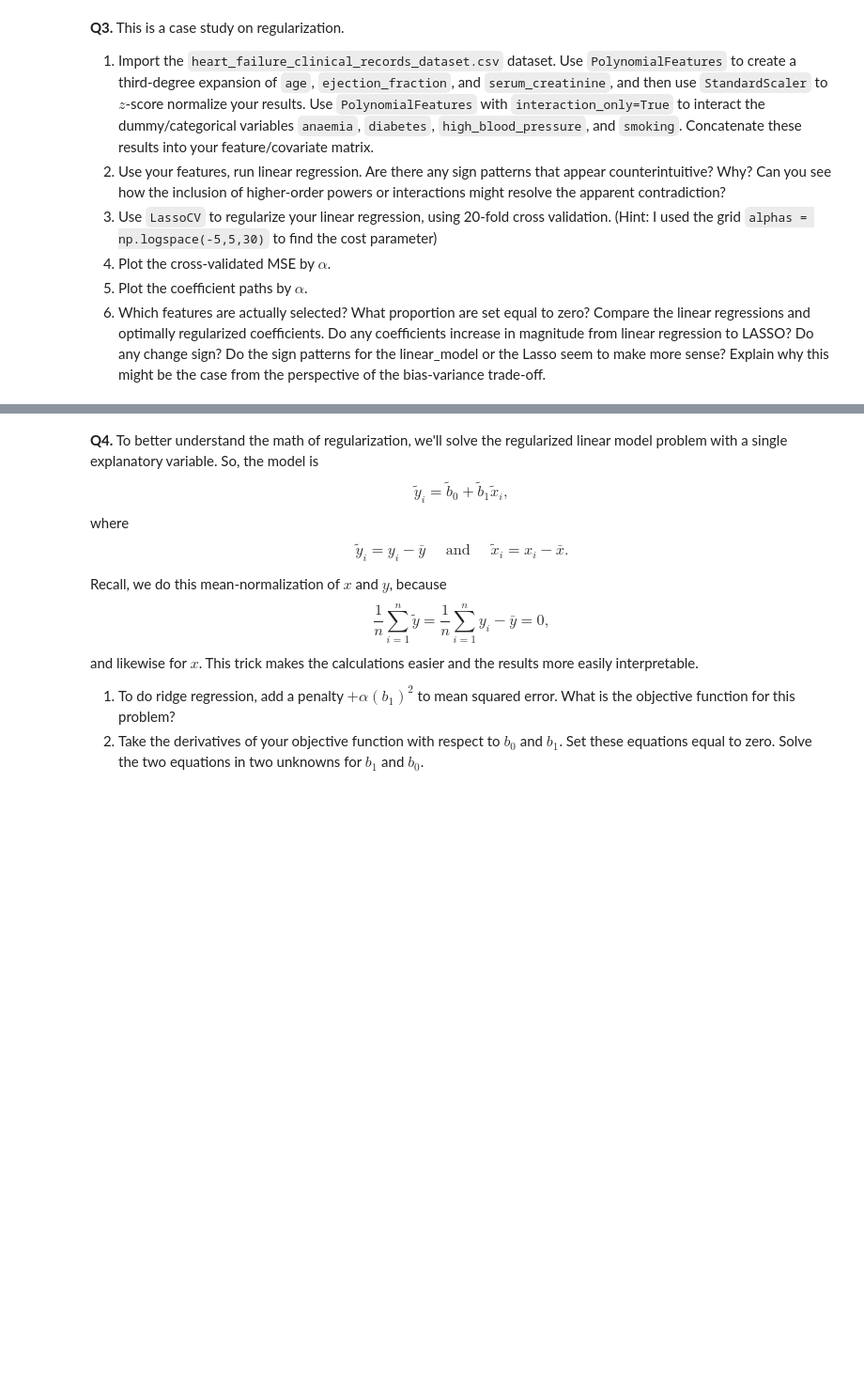
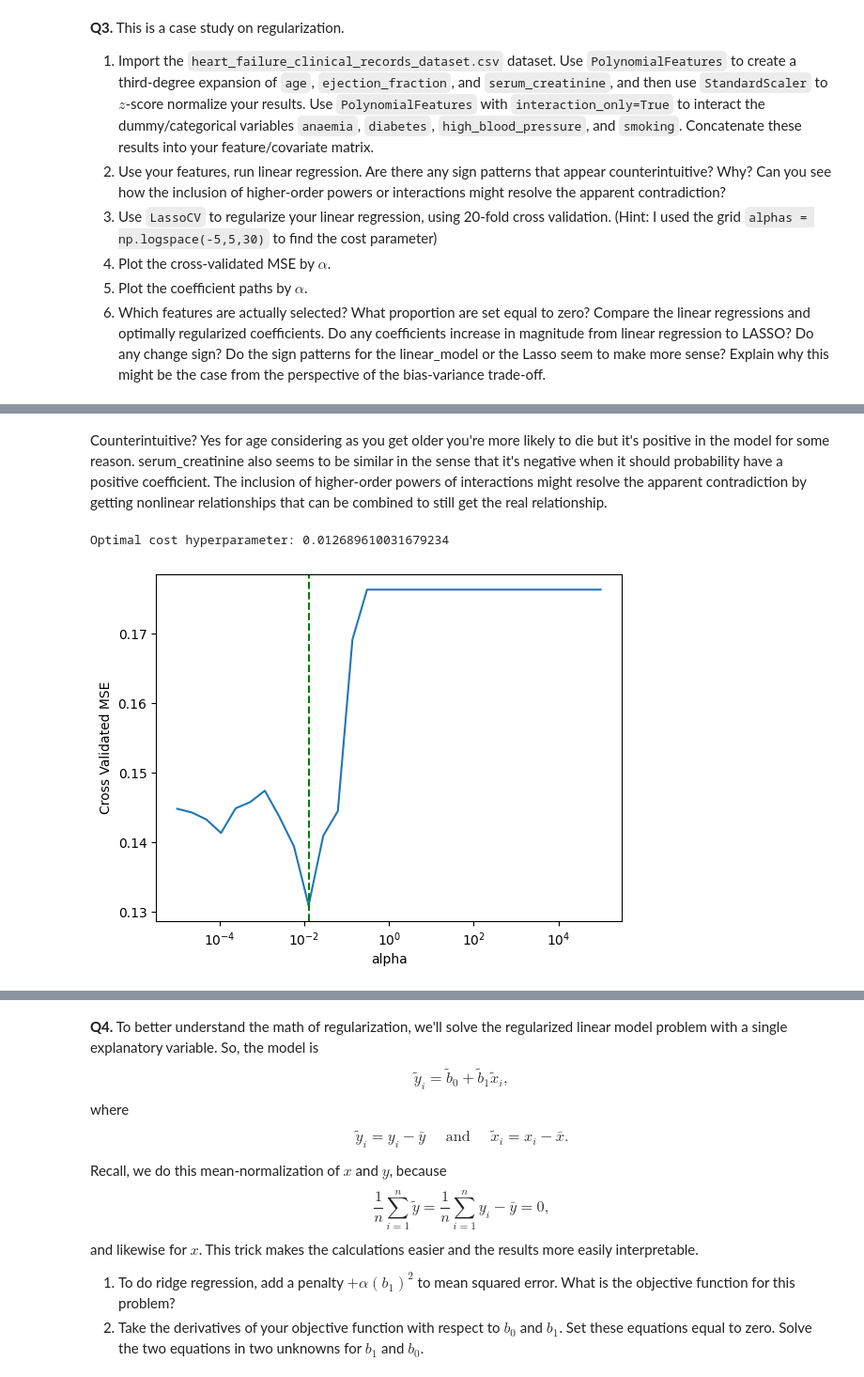
Before and after one commit to natchan19/undergrad_ml_assignments, a Jupyter notebook: 04_assignment_regularization.ipynb, the cells around one changed output, grey strips where cells are left out. Shown at 94% size. Cells and saved outputs as stored; diff of their text form; code cells hidden in the pictures; blank space fills up the shorter version.

```diff
--- a/04_assignment_regularization.ipynb
+++ b/04_assignment_regularization.ipynb
@@ -51,0 +218,19 @@ Answer:
+# %%
+# 3.2
+
+y3 = df3["DEATH_EVENT"]
+model32 = LinearRegression()
+model32.fit(Xconcat, y3)
+
+# Feature names
+poly_names = poly3.get_feature_names_out(['age', 'ejection_fraction', 'serum_creatinine'])
+cat_names = poly_cat.get_feature_names_out(['anaemia', 'diabetes', 'high_blood_pressure', 'smoking'])
+all_feature_names = np.concatenate([poly_names, cat_names])
+
+# Coefficients table
+coef_df3 = pd.DataFrame({
+    'variable': all_feature_names,
+    'coefficient': model32.coef_
+})
+
+print(coef_df3)
@@ -51,0 +255,26 @@ Answer:
+# %% [markdown]
+Counterintuitive? Yes for age considering as you get older you're more likely to die but it's positive in the model for some reason. serum_creatinine also seems to be similar in the sense that it's negative when it should probability have a positive coefficient. The inclusion of higher-order powers of interactions might resolve the apparent contradiction by getting nonlinear relationships that can be combined to still get the real relationship.
+# %%
+# 3.3
+alphas = np.logspace(-5, 5, num=30)
+
+model33 = LassoCV(cv=20,
+                alphas=alphas,
+                random_state=100,
+                max_iter=100000)
+model33.fit(Xconcat, y3)
+
+index_star33 = np.argmin( np.median(model33.mse_path_,axis=1) )
+alpha_star33 = model33.alphas_[index_star33]
+# %%
+# 3.4
+sns.lineplot( x=model33.alphas_, y= np.median(model33.mse_path_,axis=1) )
+plt.axvline(x=alpha_star33, color='green', linestyle='--',
+            linewidth=1.5)
+plt.xscale("log")
+plt.xlabel("alpha")
+plt.ylabel("Cross Validated MSE")
+print(f'Optimal cost hyperparameter: {alpha_star33}')
+# %% [output]
+Optimal cost hyperparameter: 0.012689610031679234
+[figure, added]
```
Also changed, not shown: parts of 20 cells of this notebook.
